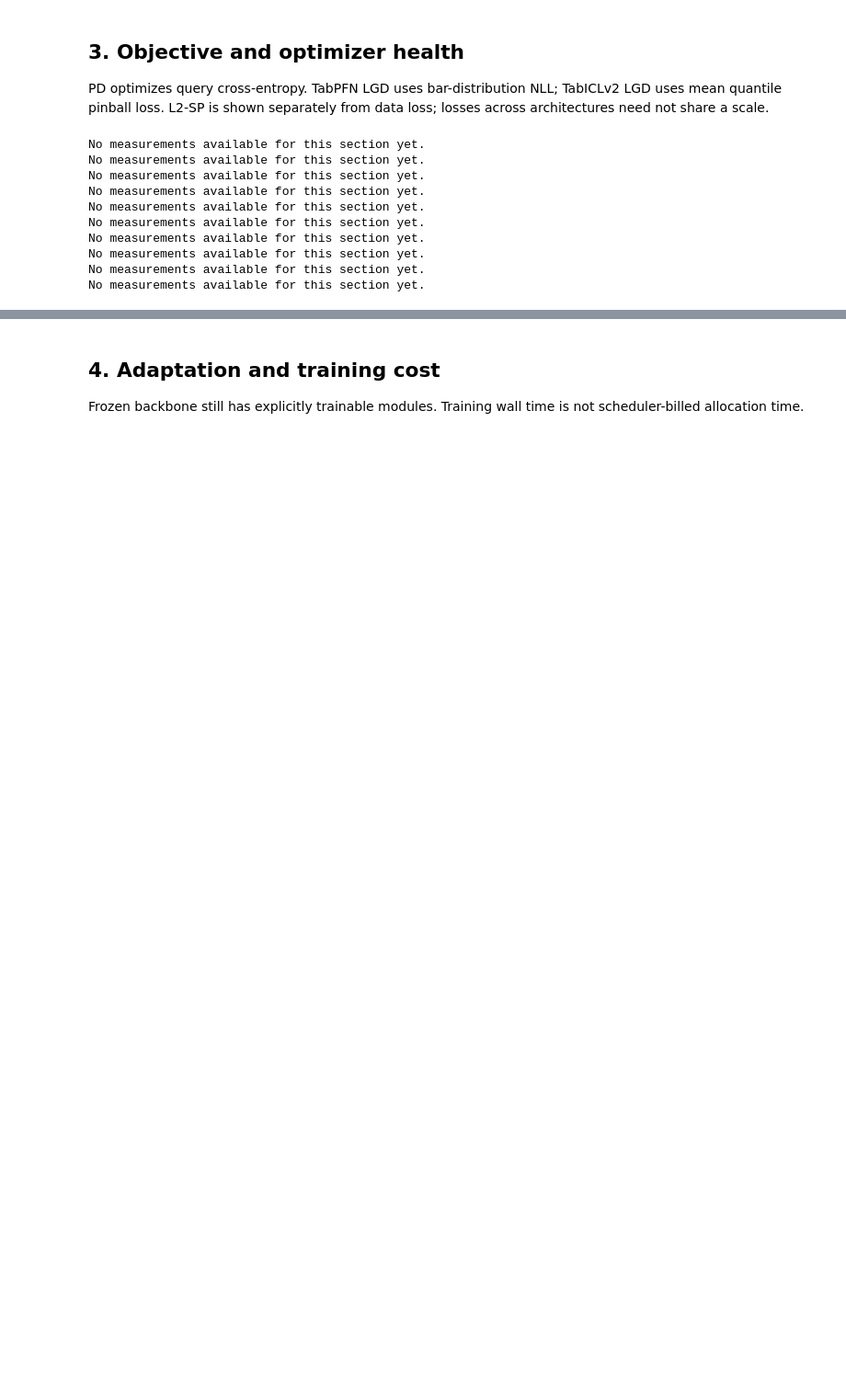
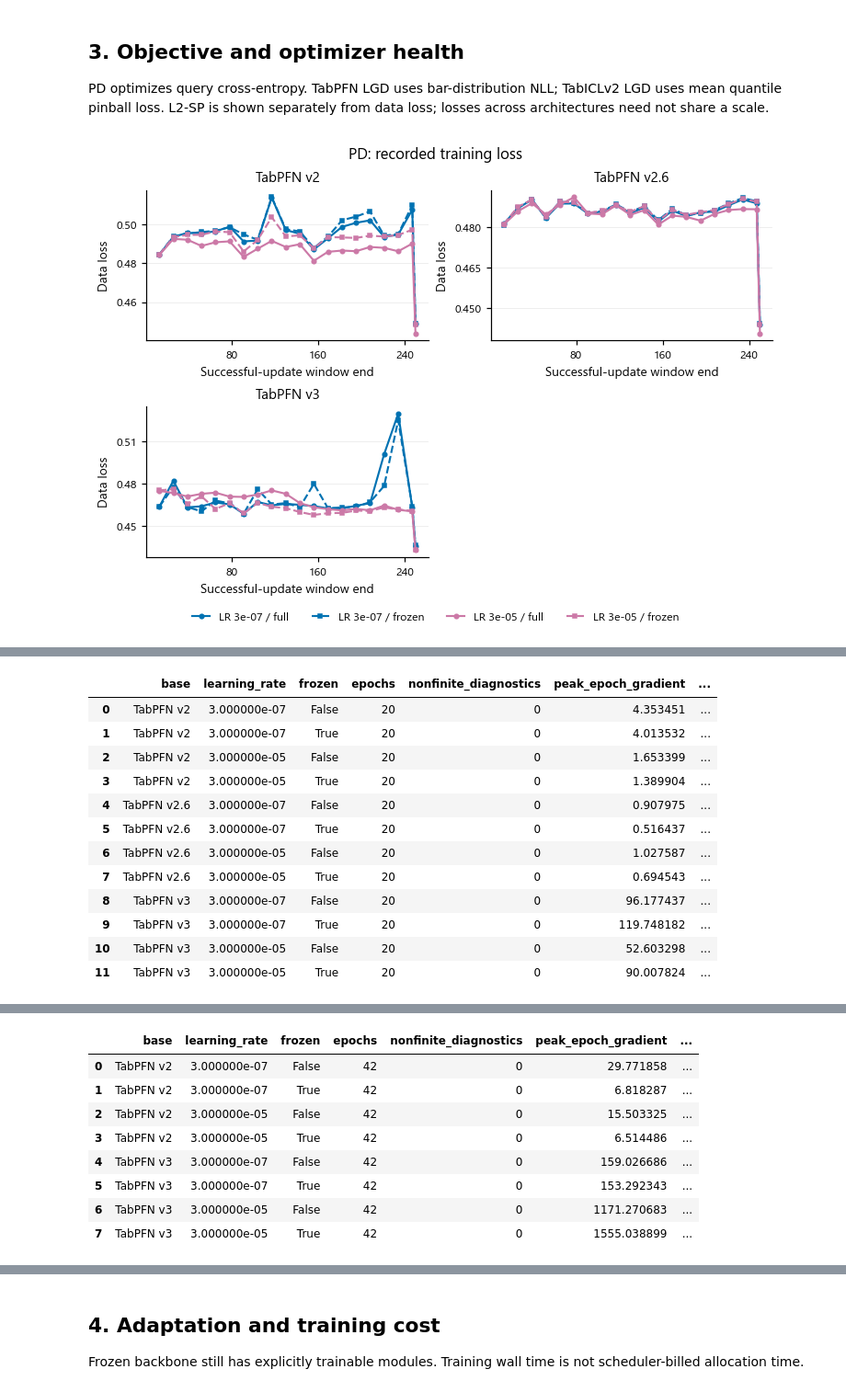
Before and after one commit to andreasgoethals/CreditPFN, a Jupyter notebook: notebooks/experiment0/02_short_pilots.ipynb, the cells around one changed output, grey strips where cells are left out. Shown at 92% size. Drawn from its saved outputs; the diff is of its cells as text; code cells hidden in the pictures; blank space fills up the shorter version.

```diff
--- a/notebooks/experiment0/02_short_pilots.ipynb
+++ b/notebooks/experiment0/02_short_pilots.ipynb
@@ -84,17 +76,9 @@ Recorded rmse before and after 250 updates for completed trials. Each point is a
 PD optimizes query cross-entropy. TabPFN LGD uses bar-distribution NLL; TabICLv2 LGD uses mean quantile pinball loss. L2-SP is shown separately from data loss; losses across architectures need not share a scale.
 # %%
 for run in pilots:
-    for field in ('train_loss','l2sp_penalty','grad_norm_mean','clipped_frac','lr_applied'):
-        cp.show(sink, cp.plot_optimization(run, field))
-report.add('3. Objective and optimizer health', 'Loss and optimizer summaries are within-trial window means before cross-trial medians and quartiles. Negative density NLL can be valid.')
+    cp.show(sink, pv.plot_loss(run), track=run.track)
+    report.table(run.track.upper()+' optimizer checks', pv.health_table(run))
+cp.show(sink, pv.plot_schedule(pilots))
+report.add('3. Objective and optimizer health', 'Loss windows follow observed epoch cadence. Numerical and clipping checks are tabulated; the shared schedule is shown once. Negative density NLL can be valid. Peak clipped fraction is the largest recorded epoch fraction, not the trial-wide fraction.')
 # %% [output]
-No measurements available for this section yet.
-No measurements available for this section yet.
-No measurements available for this section yet.
-No measurements available for this section yet.
-No measurements available for this section yet.
-No measurements available for this section yet.
-No measurements available for this section yet.
-No measurements available for this section yet.
-No measurements available for this section yet.
-No measurements available for this section yet.
+[figure, added]
@@ -100,0 +86,13 @@ No measurements available for this section yet.
+|  | base | learning_rate | frozen | epochs | nonfinite_diagnostics | peak_epoch_gradient | ... |
+| 0 | TabPFN v2 | 3.000000e-07 | False | 20 | 0 | 4.353451 | ... |
+| 1 | TabPFN v2 | 3.000000e-07 | True | 20 | 0 | 4.013532 | ... |
+| 2 | TabPFN v2 | 3.000000e-05 | False | 20 | 0 | 1.653399 | ... |
+| 3 | TabPFN v2 | 3.000000e-05 | True | 20 | 0 | 1.389904 | ... |
+| 4 | TabPFN v2.6 | 3.000000e-07 | False | 20 | 0 | 0.907975 | ... |
+| 5 | TabPFN v2.6 | 3.000000e-07 | True | 20 | 0 | 0.516437 | ... |
+| 6 | TabPFN v2.6 | 3.000000e-05 | False | 20 | 0 | 1.027587 | ... |
+| 7 | TabPFN v2.6 | 3.000000e-05 | True | 20 | 0 | 0.694543 | ... |
+| 8 | TabPFN v3 | 3.000000e-07 | False | 20 | 0 | 96.177437 | ... |
+| 9 | TabPFN v3 | 3.000000e-07 | True | 20 | 0 | 119.748182 | ... |
+| 10 | TabPFN v3 | 3.000000e-05 | False | 20 | 0 | 52.603298 | ... |
+| 11 | TabPFN v3 | 3.000000e-05 | True | 20 | 0 | 90.007824 | ... |
@@ -100,0 +101,9 @@ No measurements available for this section yet.
+|  | base | learning_rate | frozen | epochs | nonfinite_diagnostics | peak_epoch_gradient | ... |
+| 0 | TabPFN v2 | 3.000000e-07 | False | 42 | 0 | 29.771858 | ... |
+| 1 | TabPFN v2 | 3.000000e-07 | True | 42 | 0 | 6.818287 | ... |
+| 2 | TabPFN v2 | 3.000000e-05 | False | 42 | 0 | 15.503325 | ... |
+| 3 | TabPFN v2 | 3.000000e-05 | True | 42 | 0 | 6.514486 | ... |
+| 4 | TabPFN v3 | 3.000000e-07 | False | 42 | 0 | 159.026686 | ... |
+| 5 | TabPFN v3 | 3.000000e-07 | True | 42 | 0 | 153.292343 | ... |
+| 6 | TabPFN v3 | 3.000000e-05 | False | 42 | 0 | 1171.270683 | ... |
+| 7 | TabPFN v3 | 3.000000e-05 | True | 42 | 0 | 1555.038899 | ... |
```
Also changed, not shown: parts of 15 cells of this notebook, 23 other files.
